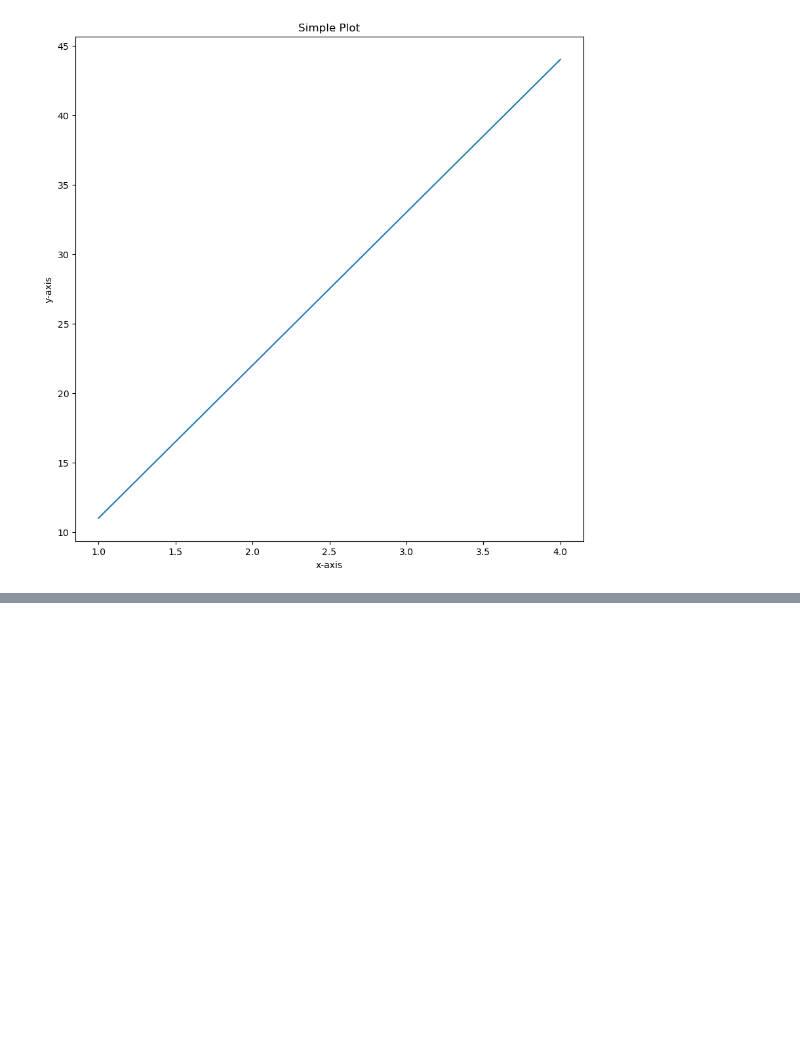
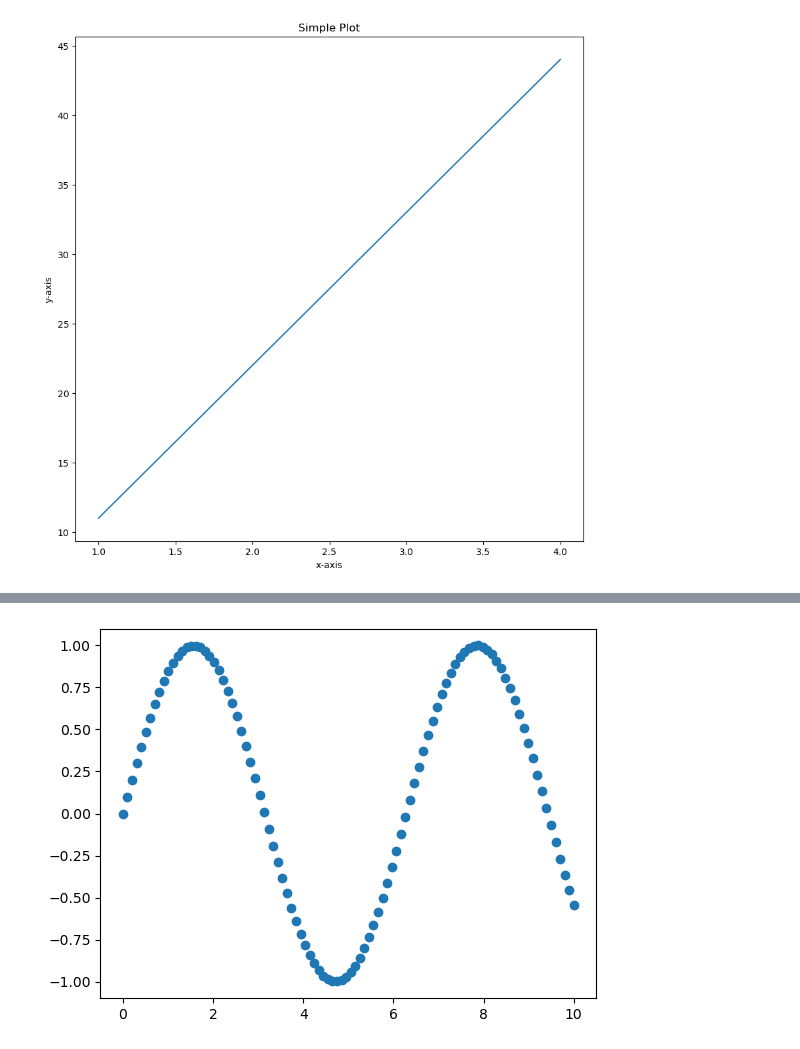
Before and after one commit to soumya0424/AI-ML, a Jupyter notebook: Matplotlib.ipynb, the cells around one changed output, grey strips where cells are left out. Saved outputs shown, nothing was run; the diff lists cells and outputs as text; code cells hidden in the pictures; blank space fills up the shorter version.

```diff
--- a/Matplotlib.ipynb
+++ b/Matplotlib.ipynb
@@ -74,0 +104,6 @@ fig.savefig("sample-plot.png")
+# %%
+# Another scatter plot
+fig, ax = plt.subplots()
+ax.scatter(x, np.sin(x));
+# %% [output]
+[figure, added]
```
Also changed, not shown: parts of 10 cells of this notebook.
